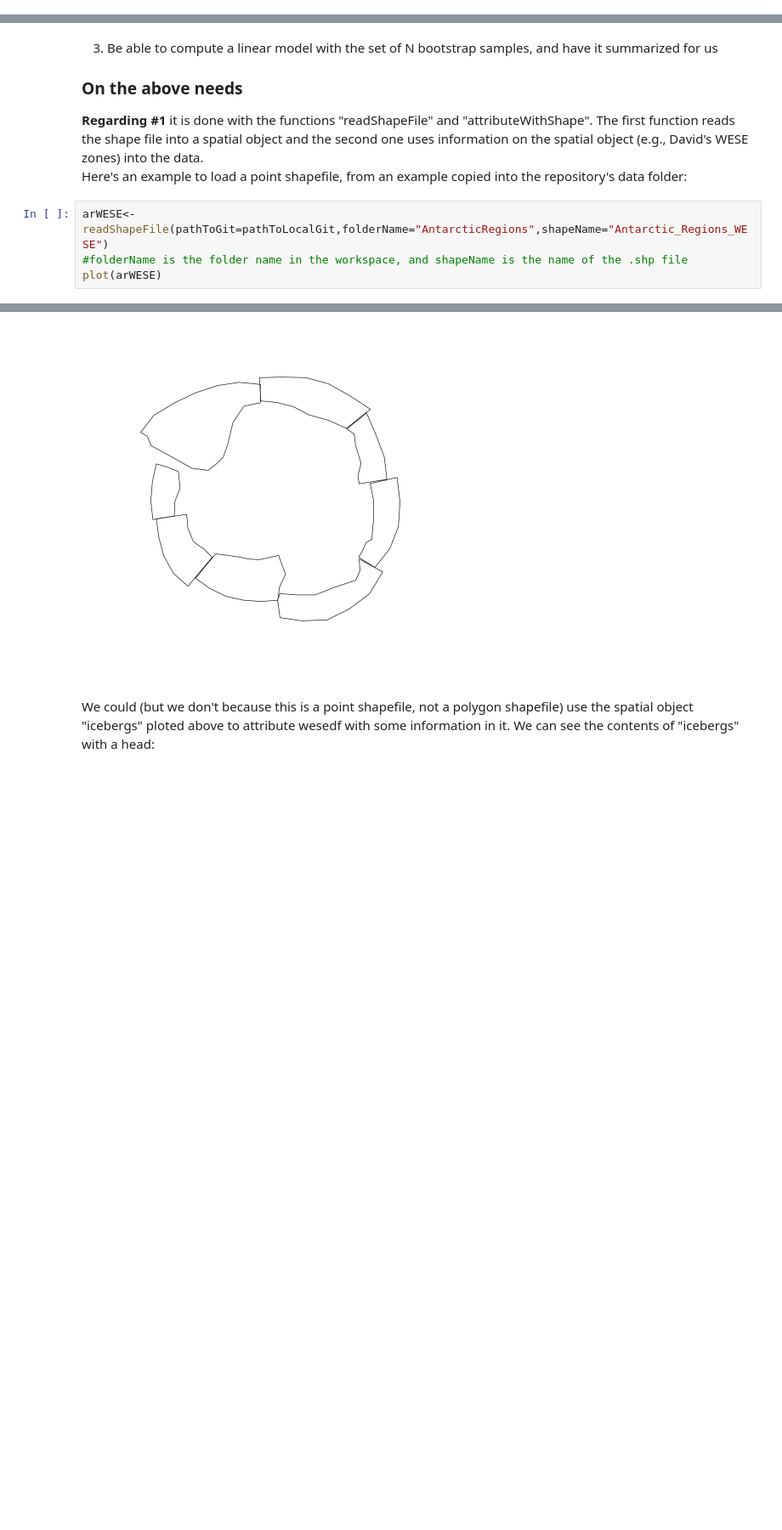
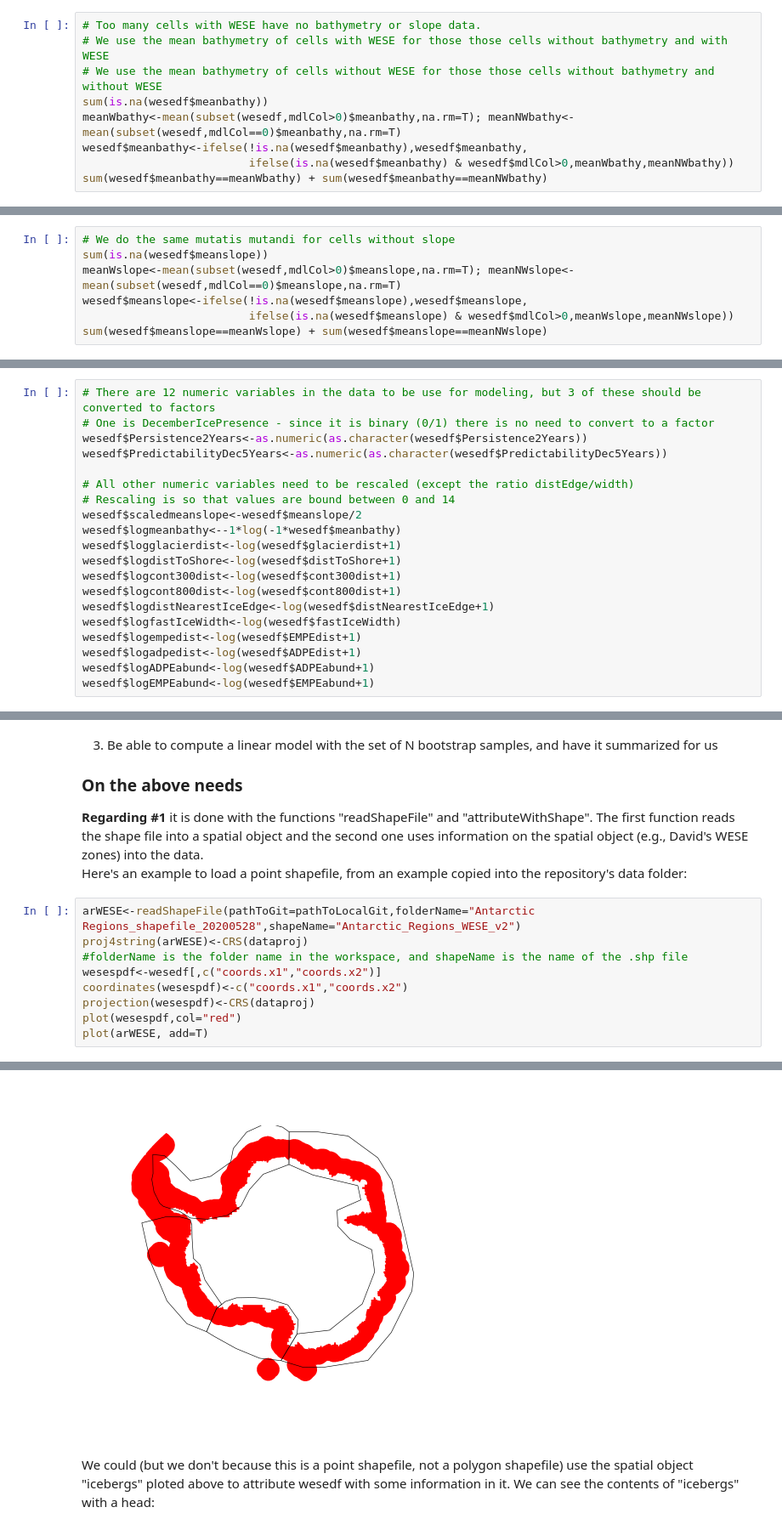
Before and after one commit to pointblue/ContinentalWESEestimates, a Jupyter notebook: notebooks/FitRegressionModels_ofSealAbundeancePresence.ipynb, the cells around one changed output, grey strips where cells are left out. Shown: that part at 85% size. Cells and saved outputs as stored; diff of their text form; blank space fills up the shorter version.

```diff
--- a/notebooks/FitRegressionModels_ofSealAbundeancePresence.ipynb
+++ b/notebooks/FitRegressionModels_ofSealAbundeancePresence.ipynb
@@ -73,0 +123,9 @@ A data.frame: 6 × 25
+# %%
+# Too many cells with WESE have no bathymetry or slope data.
+# We use the mean bathymetry of cells with WESE for those those cells without bathymetry and with WESE
+# We use the mean bathymetry of cells without WESE for those those cells without bathymetry and without WESE
+sum(is.na(wesedf$meanbathy))
+meanWbathy<-mean(subset(wesedf,mdlCol>0)$meanbathy,na.rm=T); meanNWbathy<-mean(subset(wesedf,mdlCol==0)$meanbathy,na.rm=T)
+wesedf$meanbathy<-ifelse(!is.na(wesedf$meanbathy),wesedf$meanbathy,
+                         ifelse(is.na(wesedf$meanbathy) & wesedf$mdlCol>0,meanWbathy,meanNWbathy))
+sum(wesedf$meanbathy==meanWbathy) + sum(wesedf$meanbathy==meanNWbathy)
@@ -73,0 +135,7 @@ A data.frame: 6 × 25
+# %%
+# We do the same mutatis mutandi for cells without slope
+sum(is.na(wesedf$meanslope))
+meanWslope<-mean(subset(wesedf,mdlCol>0)$meanslope,na.rm=T); meanNWslope<-mean(subset(wesedf,mdlCol==0)$meanslope,na.rm=T)
+wesedf$meanslope<-ifelse(!is.na(wesedf$meanslope),wesedf$meanslope,
+                         ifelse(is.na(wesedf$meanslope) & wesedf$mdlCol>0,meanWslope,meanNWslope))
+sum(wesedf$meanslope==meanWslope) + sum(wesedf$meanslope==meanNWslope)
@@ -74,3 +145,23 @@ A data.frame: 6 × 25
+# %%
+# There are 12 numeric variables in the data to be use for modeling, but 3 of these should be converted to factors
+# One is DecemberIcePresence - since it is binary (0/1) there is no need to convert to a factor
+wesedf$Persistence2Years<-as.numeric(as.character(wesedf$Persistence2Years))
+wesedf$PredictabilityDec5Years<-as.numeric(as.character(wesedf$PredictabilityDec5Years))
+
+# All other numeric variables need to be rescaled (except the ratio distEdge/width)
+# Rescaling is so that values are bound between 0 and 14
+wesedf$scaledmeanslope<-wesedf$meanslope/2
+wesedf$logmeanbathy<--1*log(-1*wesedf$meanbathy)
+wesedf$logglacierdist<-log(wesedf$glacierdist+1)
+wesedf$logdistToShore<-log(wesedf$distToShore+1)
+wesedf$logcont300dist<-log(wesedf$cont300dist+1)
+wesedf$logcont800dist<-log(wesedf$cont800dist+1)
+wesedf$logdistNearestIceEdge<-log(wesedf$distNearestIceEdge+1)
+wesedf$logfastIceWidth<-log(wesedf$fastIceWidth)
+wesedf$logempedist<-log(wesedf$EMPEdist+1)
+wesedf$logadpedist<-log(wesedf$ADPEdist+1)
+wesedf$logADPEabund<-log(wesedf$ADPEabund+1)
+wesedf$logEMPEabund<-log(wesedf$EMPEabund+1)
 # %% [markdown]
 ## Regresion analysis preliminaries
 # %% [markdown]
@@ -83,8 +174,13 @@ The above tble (wesedf) is ready for fitting regression models, but first we wil
 __Regarding #1__ it is done with the functions "readShapeFile" and "attributeWithShape". The first function reads the shape file into a spatial object and the second one uses information on the spatial object (e.g., David's WESE zones) into the data.
 Here's an example to load a point shapefile, from an example copied into the repository's data folder:
 # %%
-arWESE<-readShapeFile(pathToGit=pathToLocalGit,folderName="AntarcticRegions",shapeName="Antarctic_Regions_WESE")
+arWESE<-readShapeFile(pathToGit=pathToLocalGit,folderName="Antarctic Regions_shapefile_20200528",shapeName="Antarctic_Regions_WESE_v2")
+proj4string(arWESE)<-CRS(dataproj)
 #folderName is the folder name in the workspace, and shapeName is the name of the .shp file
-plot(arWESE)
+wesespdf<-wesedf[,c("coords.x1","coords.x2")]
+coordinates(wesespdf)<-c("coords.x1","coords.x2")
+projection(wesespdf)<-CRS(dataproj)
+plot(wesespdf,col="red")
+plot(arWESE, add=T)
 # %% [output]
 OGR data source with driver: ESRI Shapefile
@@ -94,4 +190,4 @@ It has 4 fields
-[figure, old version]
+[figure, new version]
 # %% [markdown]
 We could (but we don't because this is a point shapefile, not a polygon shapefile) use the spatial object "icebergs" ploted above to attribute wesedf with some information in it. We can see the contents of "icebergs" with a head:
 # %%
```
Also changed, not shown: parts of 40 cells of this notebook, 2 other files.
